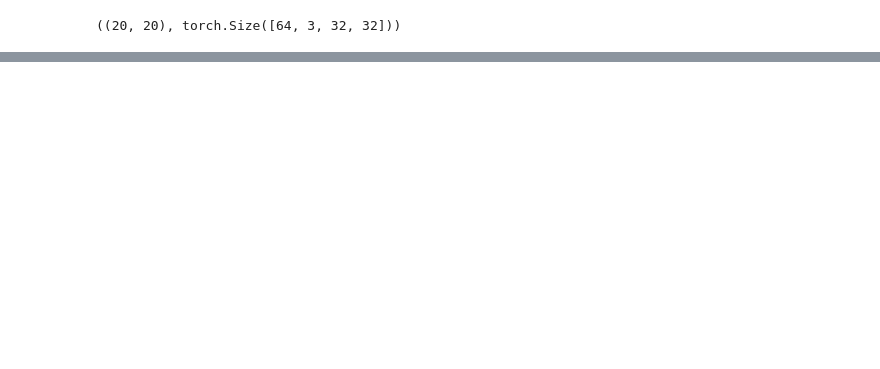
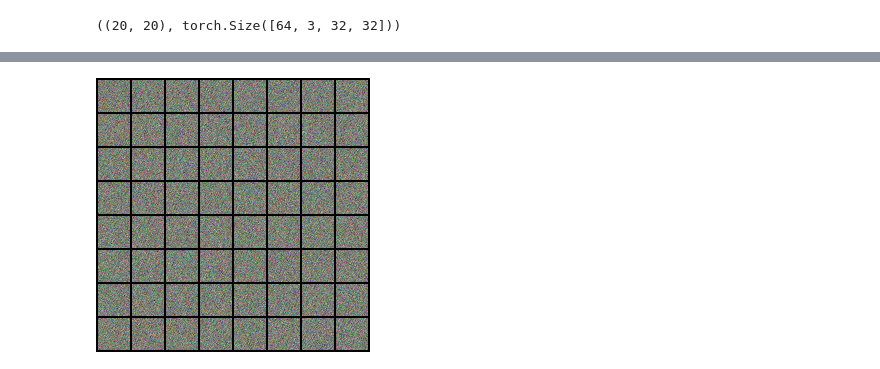
Before and after one commit to prakashjayy/genai, a Jupyter notebook: flow/02_mean_flow.ipynb, the cells around one changed output, grey strips where cells are left out. Saved outputs shown, nothing was run; the diff lists cells and outputs as text; code cells hidden in the pictures; blank space fills up the shorter version.

```diff
--- a/flow/02_mean_flow.ipynb
+++ b/flow/02_mean_flow.ipynb
@@ -283,0 +309,16 @@ tensor(1.6933, device='cuda:0')
+# %%
+def multi_step_sampling(model, bs, n_steps, scale=1000):
+    e = torch.randn(bs, 3, 32, 32).cuda()
+    r = torch.arange(0, scale+(scale//n_steps), scale//n_steps)
+    rt = torch.stack([r[:-1], r[1:]]).permute(1, 0)
+    for i in range(n_steps):
+        _rt = rt[i]
+        r, t = _rt/scale
+        sample = model(e, torch.tensor([[r*scale, t*scale]]*bs).cuda())
+        e = e - (t-r)*sample
+    return e
+
+x = multi_step_sampling(model, 64, 10)
+torchvision.transforms.ToPILImage()(torchvision.utils.make_grid(x.detach().cpu(), nrow=8, normalize=True))
+# %% [output]
+[figure, added]
```
Also changed, not shown: parts of 20 cells of this notebook.
